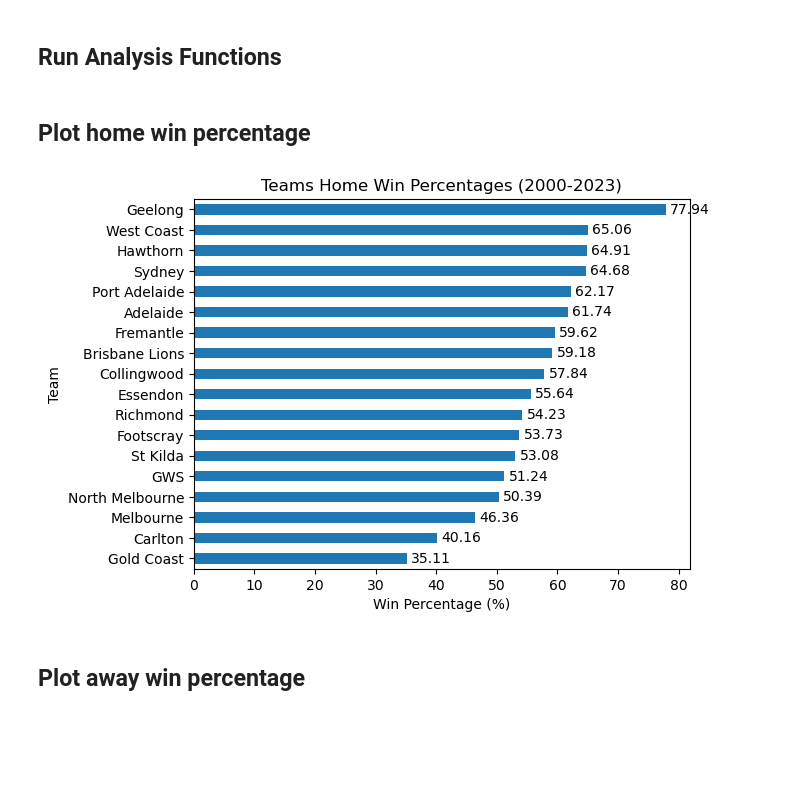
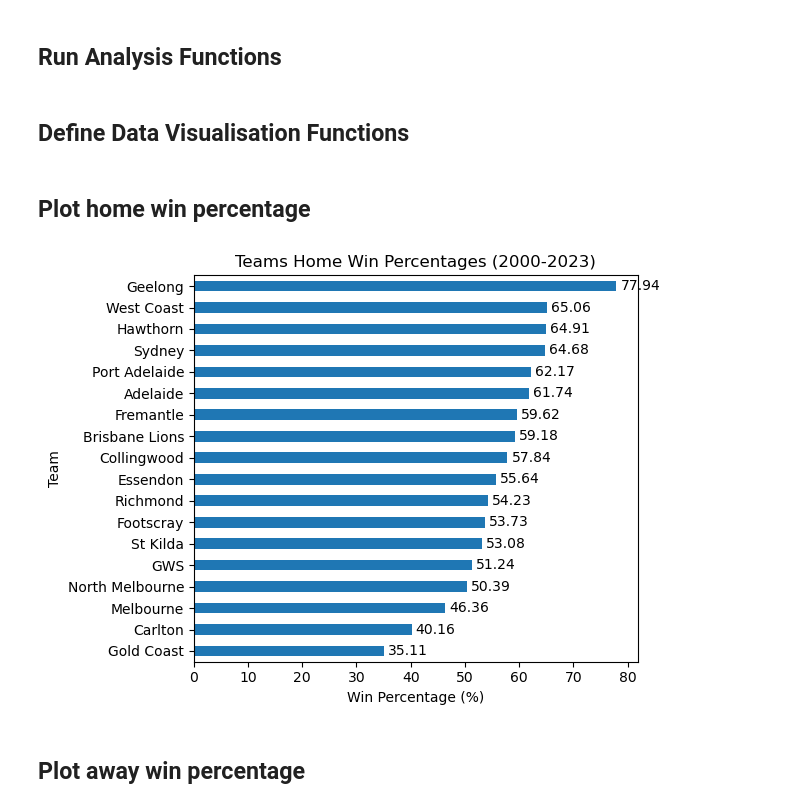
Before and after one commit to Cellett19/afl-match-predictor, a Jupyter notebook: Notebooks/afl_analysis.ipynb, the cells around one changed output. Saved outputs shown, nothing was run; the diff lists cells and outputs as text; code cells hidden in the pictures; blank space fills up the shorter version.

```diff
--- a/Notebooks/afl_analysis.ipynb
+++ b/Notebooks/afl_analysis.ipynb
@@ -161,3 +161,5 @@ team_points = calculate_team_avg_points(df, team_games)
 team_avg_winning_margin = calculate_team_avg_winning_margin(df)
 
 team_points_conceded = calculate_team_avg_points_conceded(df, team_games)
+# %% [markdown]
+## Define Data Visualisation Functions
@@ -164,22 +207,14 @@ team_points_conceded = calculate_team_avg_points_conceded(df, team_games)
 # %% [markdown]
 ## Plot home win percentage
 # %%
-sorted_home_percentage = dict(sorted(team_home_win_percentage.items(), key=lambda item: item[1]))
+sorted_home_percentage = sort_dict(team_home_win_percentage)
 
-home_percentage_df = pd.Series(sorted_home_percentage)
-
-ax = home_percentage_df.plot(kind='barh')
-
-for container in ax.containers:
-    ax.bar_label(container, label_type='edge', padding=3)
-
-plt.title('Teams Home Win Percentages (2000-2023)')
-plt.xlabel('Win Percentage (%)')
-plt.ylabel('Team')
-
-plt.show()
+plot_horizontal_bar(sorted_home_percentage,
+                    'Teams Home Win Percentages (2000-2023)',
+                    'Win Percentage (%)',
+                    'Team')
 # %% [output]
-[figure, old version]
+[figure, new version]
 # %% [markdown]
 ## Plot away win percentage
 # %%
```
Also changed, not shown: parts of 9 cells of this notebook, 9 other files.
